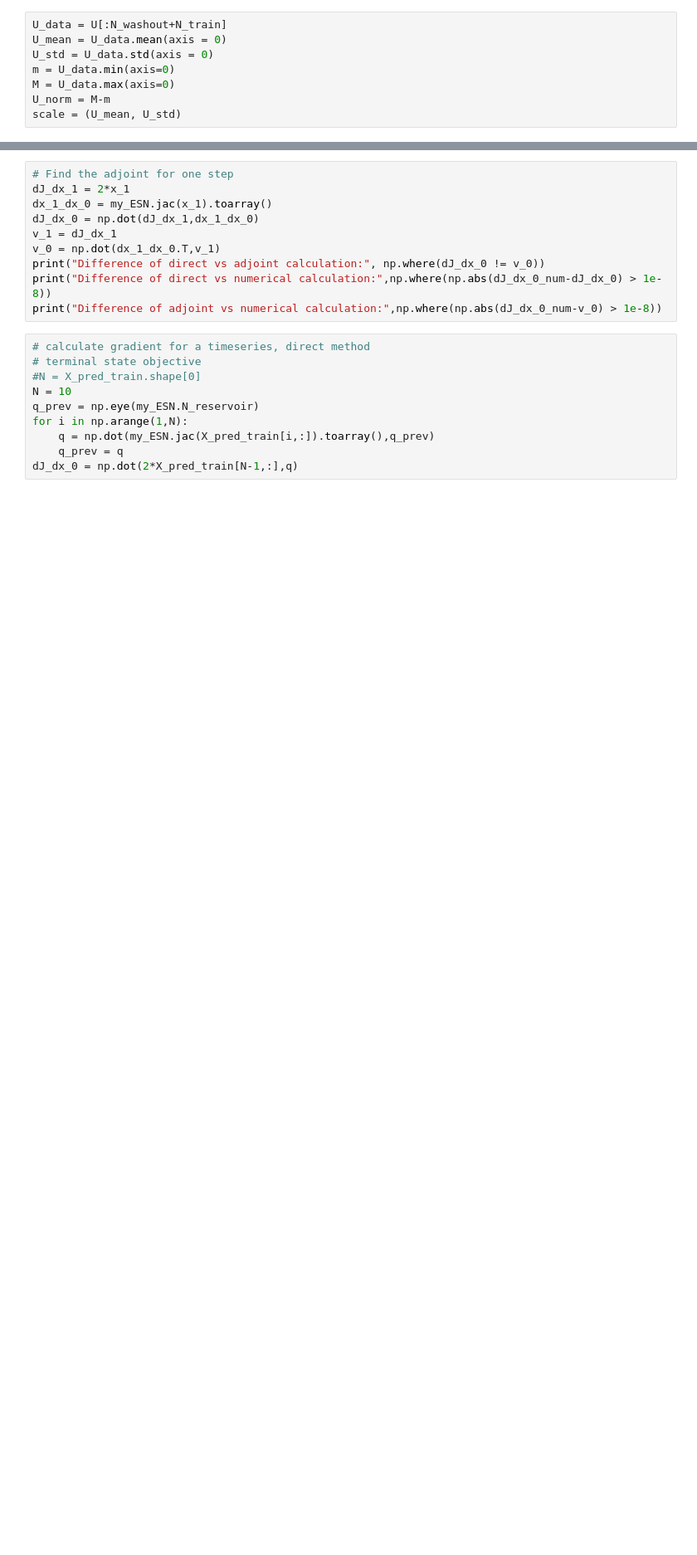
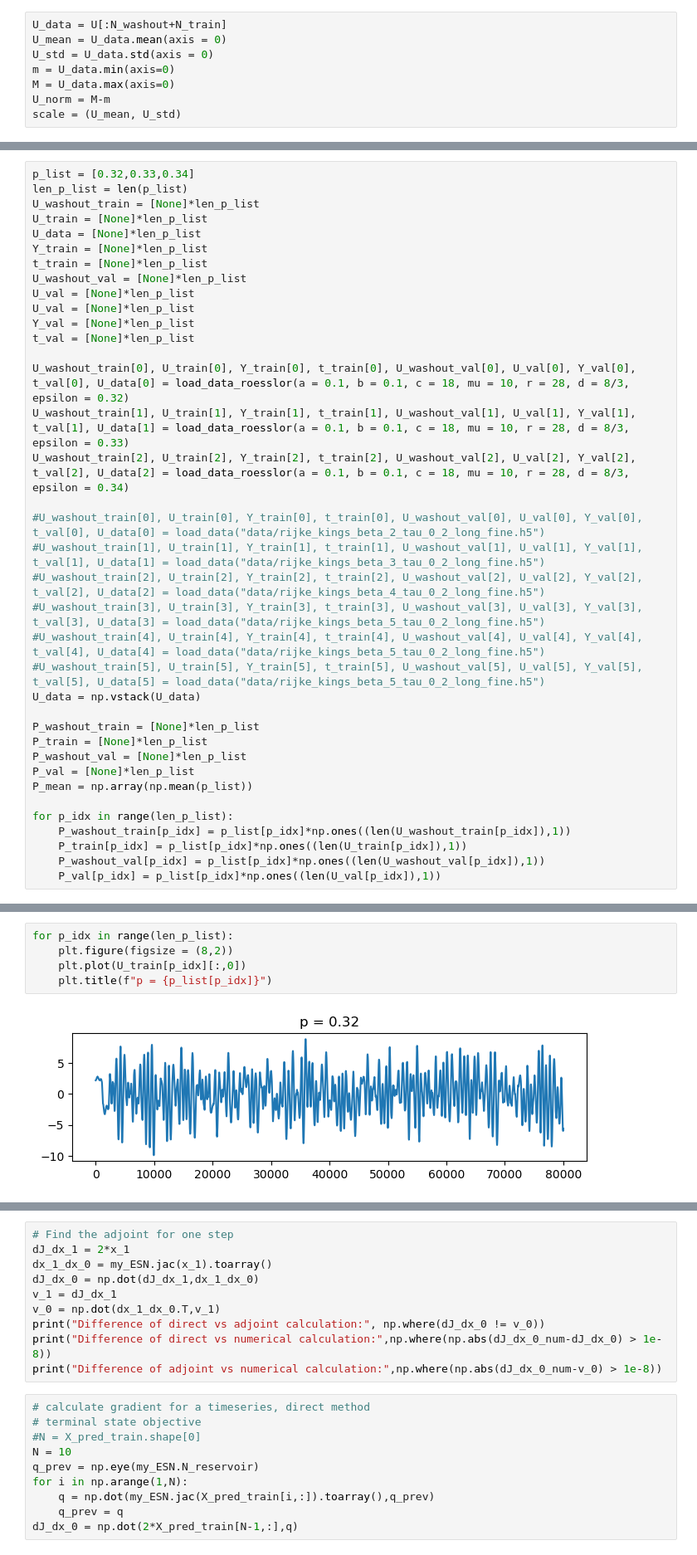
Before and after one commit to MagriLab/Adjoint-ESN, a Jupyter notebook: src/run.ipynb, the cells around one changed output, grey strips where cells are left out. Shown at 83% size. Drawn from its saved outputs; the diff is of its cells as text; blank space fills up the shorter version.

```diff
--- a/src/run.ipynb
+++ b/src/run.ipynb
@@ -100,0 +226,37 @@ scale = (U_mean, U_std)
+# %%
+p_list = [0.32,0.33,0.34]
+len_p_list = len(p_list)
+U_washout_train = [None]*len_p_list
+U_train = [None]*len_p_list
+U_data = [None]*len_p_list
+Y_train = [None]*len_p_list
+t_train = [None]*len_p_list
+U_washout_val = [None]*len_p_list
+U_val = [None]*len_p_list
+U_val = [None]*len_p_list
+Y_val = [None]*len_p_list
+t_val = [None]*len_p_list
+
+U_washout_train[0], U_train[0], Y_train[0], t_train[0], U_washout_val[0], U_val[0], Y_val[0], t_val[0], U_data[0] = load_data_roesslor(a = 0.1, b = 0.1, c = 18, mu = 10, r = 28, d = 8/3, epsilon = 0.32)
+U_washout_train[1], U_train[1], Y_train[1], t_train[1], U_washout_val[1], U_val[1], Y_val[1], t_val[1], U_data[1] = load_data_roesslor(a = 0.1, b = 0.1, c = 18, mu = 10, r = 28, d = 8/3, epsilon = 0.33)
+U_washout_train[2], U_train[2], Y_train[2], t_train[2], U_washout_val[2], U_val[2], Y_val[2], t_val[2], U_data[2] = load_data_roesslor(a = 0.1, b = 0.1, c = 18, mu = 10, r = 28, d = 8/3, epsilon = 0.34)
+
+#U_washout_train[0], U_train[0], Y_train[0], t_train[0], U_washout_val[0], U_val[0], Y_val[0], t_val[0], U_data[0] = load_data("data/rijke_kings_beta_2_tau_0_2_long_fine.h5")
+#U_washout_train[1], U_train[1], Y_train[1], t_train[1], U_washout_val[1], U_val[1], Y_val[1], t_val[1], U_data[1] = load_data("data/rijke_kings_beta_3_tau_0_2_long_fine.h5")
+#U_washout_train[2], U_train[2], Y_train[2], t_train[2], U_washout_val[2], U_val[2], Y_val[2], t_val[2], U_data[2] = load_data("data/rijke_kings_beta_4_tau_0_2_long_fine.h5")
+#U_washout_train[3], U_train[3], Y_train[3], t_train[3], U_washout_val[3], U_val[3], Y_val[3], t_val[3], U_data[3] = load_data("data/rijke_kings_beta_5_tau_0_2_long_fine.h5")
+#U_washout_train[4], U_train[4], Y_train[4], t_train[4], U_washout_val[4], U_val[4], Y_val[4], t_val[4], U_data[4] = load_data("data/rijke_kings_beta_5_tau_0_2_long_fine.h5")
+#U_washout_train[5], U_train[5], Y_train[5], t_train[5], U_washout_val[5], U_val[5], Y_val[5], t_val[5], U_data[5] = load_data("data/rijke_kings_beta_5_tau_0_2_long_fine.h5")
+U_data = np.vstack(U_data)
+
+P_washout_train = [None]*len_p_list
+P_train = [None]*len_p_list
+P_washout_val = [None]*len_p_list
+P_val = [None]*len_p_list
+P_mean = np.array(np.mean(p_list))
+
+for p_idx in range(len_p_list):
+    P_washout_train[p_idx] = p_list[p_idx]*np.ones((len(U_washout_train[p_idx]),1))
+    P_train[p_idx] = p_list[p_idx]*np.ones((len(U_train[p_idx]),1))
+    P_washout_val[p_idx] = p_list[p_idx]*np.ones((len(U_washout_val[p_idx]),1))
+    P_val[p_idx] = p_list[p_idx]*np.ones((len(U_val[p_idx]),1))
@@ -100,0 +267,7 @@ scale = (U_mean, U_std)
+# %%
+for p_idx in range(len_p_list):
+    plt.figure(figsize = (8,2))
+    plt.plot(U_train[p_idx][:,0])
+    plt.title(f"p = {p_list[p_idx]}")
+# %% [output]
+[figure, added]
```
Also changed, not shown: parts of 47 cells of this notebook, 5 other files.
